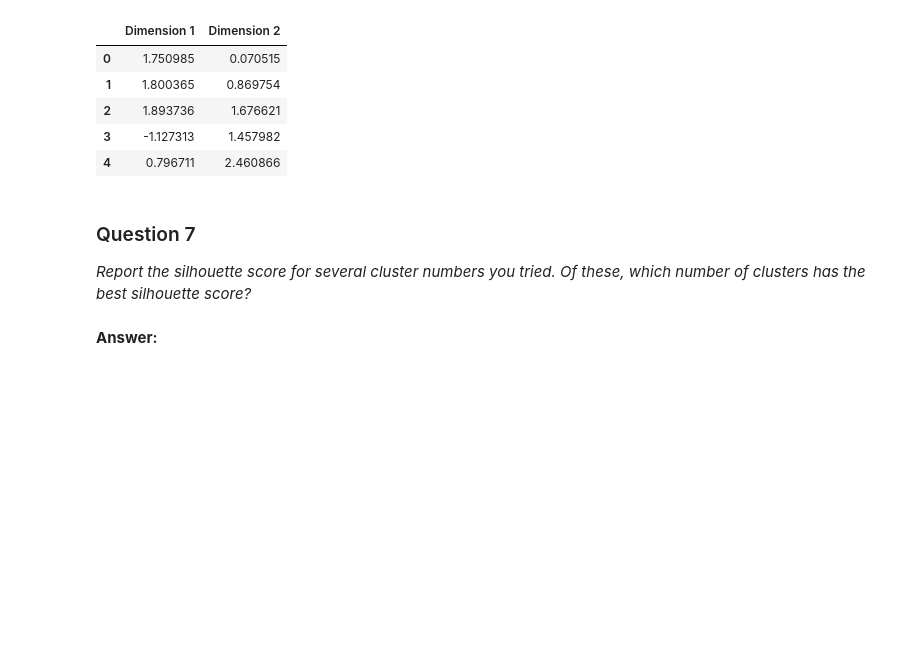
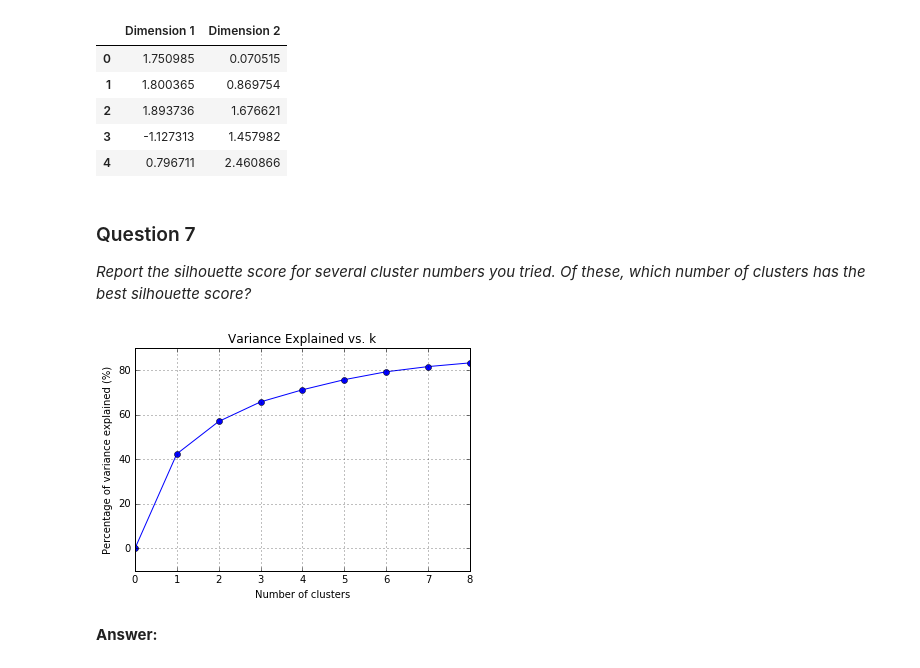
Before and after one commit to omoju/creatingCustomerSegments, a Jupyter notebook: customerSegments.ipynb, the cells around one changed output. Drawn from its saved outputs; the diff is of its cells as text; code cells hidden in the pictures; blank space fills up the shorter version.

```diff
--- a/customerSegments.ipynb
+++ b/customerSegments.ipynb
@@ -408,6 +408,45 @@ def findClusters(n_clusters):
 # %% [markdown]
 ### Question 7
 *Report the silhouette score for several cluster numbers you tried. Of these, which number of clusters has the best silhouette score?*
+# %%
+# http://www.slideshare.net/SarahGuido/kmeans-clustering-with-scikitlearn
+# determine ideal k
+
+n = 10
+K_range = range(1,n)
+K_means_variance = [KMeans(n_clusters=k).fit(reduced_data) for k in K_range]
+
+#Pull out centroids
+centroids = [X.cluster_centers_ for X in K_means_variance]
+# %%
+# Calculate the Euclidean center
+from scipy.spatial.distance import cdist, pdist
+from __future__ import division
+
+
+
+K_euclid = [cdist(reduced_data, cent, 'euclidean') for cent in centroids]
+dist = [np.min(Ke, axis=1) for Ke in K_euclid]
+
+# Total within clusters sum of squares
+wCSS = [sum(d**2) for d in dist]
+
+# Total sum of squares
+tSS = sum(pdist(reduced_data)**2/ reduced_data.shape[0])
+
+# The between cluster sum of squares
+bSS = (tSS - wCSS) / 35
+# %%
+import matplotlib.pyplot as plt
+
+plt.plot(bSS, 'o-')
+plt.title('Variance Explained vs. k')
+plt.xlabel('Number of clusters')
+plt.ylabel('Percentage of variance explained (%)')
+plt.grid(True)
+plt.show()
+# %% [output]
+[figure, added]
 # %% [markdown]
 **Answer:**
 # %%
```
Also changed, not shown: parts of 6 cells of this notebook.
